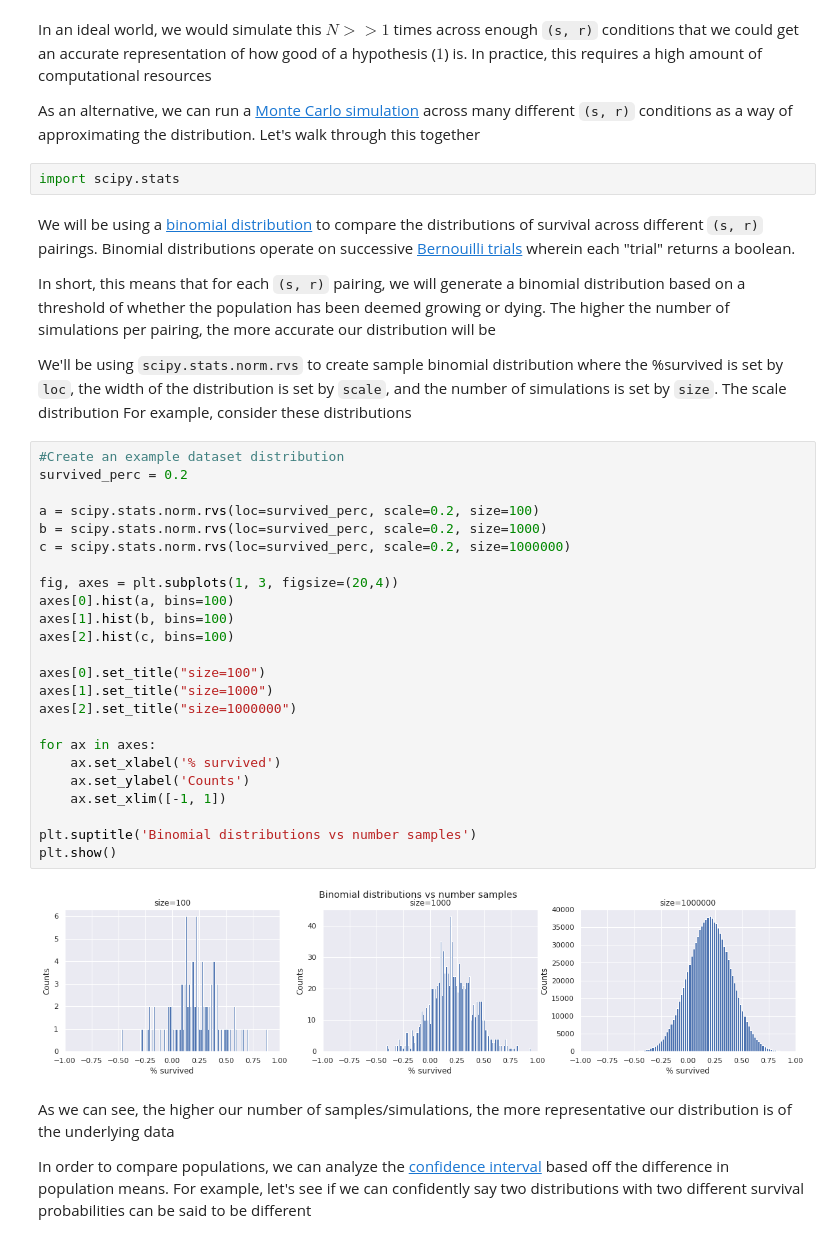
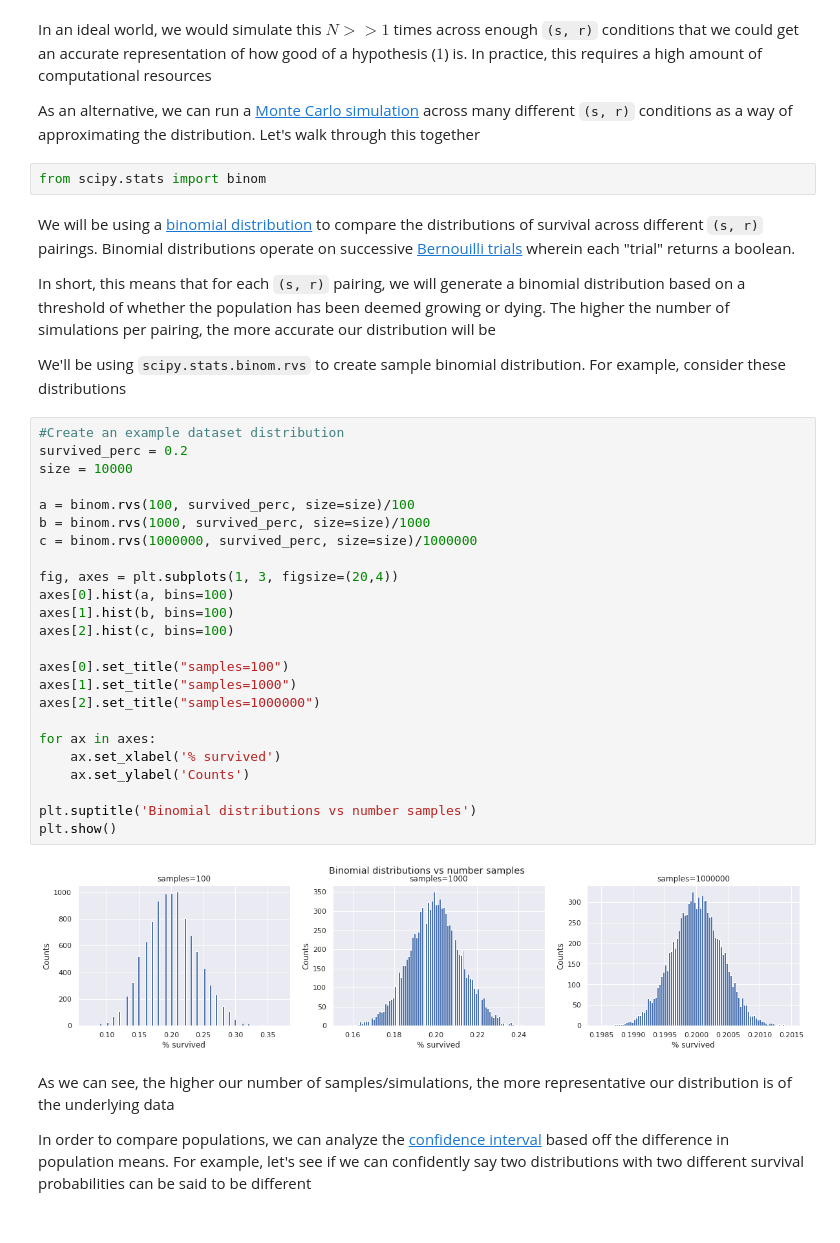
Before and after one commit to sansona/pyevo, a Jupyter notebook: examples/4. Population Growth and Statistics.ipynb, the cells around one changed output. Saved outputs shown, nothing was run; the diff lists cells and outputs as text.

```diff
--- a/examples/4. Population Growth and Statistics.ipynb
+++ b/examples/4. Population Growth and Statistics.ipynb
@@ -68,39 +68,39 @@ In an ideal world, we would simulate this $N >>1$ times across enough `(s, r)` c
 
 As an alternative, we can run a [Monte Carlo simulation](https://en.wikipedia.org/wiki/Monte_Carlo_method) across many different `(s, r)` conditions as a way of approximating the distribution. Let's walk through this together
 # %%
-import scipy.stats
+from scipy.stats import binom
 # %% [markdown]
 We will be using a [binomial distribution](https://en.wikipedia.org/wiki/Binomial_distribution) to compare the distributions of survival across different `(s, r)` pairings. Binomial distributions operate on successive [Bernouilli trials](https://en.wikipedia.org/wiki/Bernoulli_trial) wherein each "trial" returns a boolean.
 
 In short, this means that for each `(s, r)` pairing, we will generate a binomial distribution based on a threshold of whether the population has been deemed growing or dying. The higher the number of simulations per pairing, the more accurate our distribution will be
 
-We'll be using `scipy.stats.norm.rvs` to create sample binomial distribution where the %survived is set by `loc`, the width of the distribution is set by `scale`, and the number of simulations is set by `size`. The scale distribution For example, consider these distributions
+We'll be using `scipy.stats.binom.rvs` to create sample binomial distribution. For example, consider these distributions
 # %%
 #Create an example dataset distribution
 survived_perc = 0.2
+size = 10000
 
-a = scipy.stats.norm.rvs(loc=survived_perc, scale=0.2, size=100)
-b = scipy.stats.norm.rvs(loc=survived_perc, scale=0.2, size=1000)
-c = scipy.stats.norm.rvs(loc=survived_perc, scale=0.2, size=1000000)
+a = binom.rvs(100, survived_perc, size=size)/100
+b = binom.rvs(1000, survived_perc, size=size)/1000
+c = binom.rvs(1000000, survived_perc, size=size)/1000000
 
 fig, axes = plt.subplots(1, 3, figsize=(20,4))
 axes[0].hist(a, bins=100)
 axes[1].hist(b, bins=100)
 axes[2].hist(c, bins=100)
 
-axes[0].set_title("size=100")
-axes[1].set_title("size=1000")
-axes[2].set_title("size=1000000")
+axes[0].set_title("samples=100")
+axes[1].set_title("samples=1000")
+axes[2].set_title("samples=1000000")
 
 for ax in axes:
     ax.set_xlabel('% survived')
     ax.set_ylabel('Counts')
-    ax.set_xlim([-1, 1])
 
 plt.suptitle('Binomial distributions vs number samples')
 plt.show()
 # %% [output]
-[figure, old version]
+[figure, new version]
 # %% [markdown]
 As we can see, the higher our number of samples/simulations, the more representative our distribution is of the underlying data
 
```
Also changed, not shown: parts of 12 cells of this notebook.
